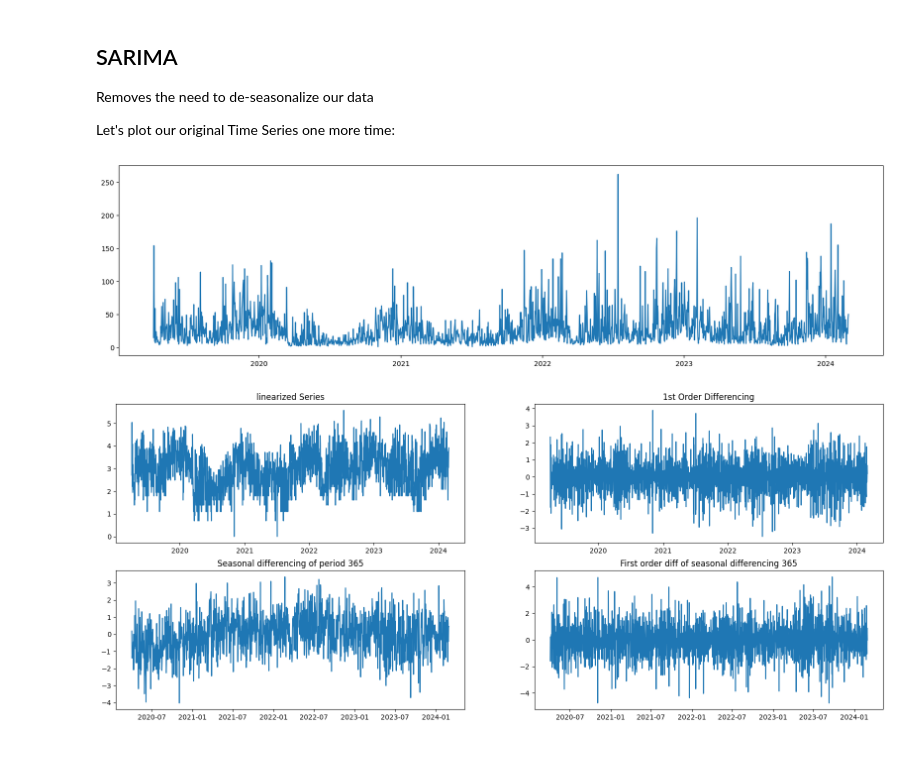
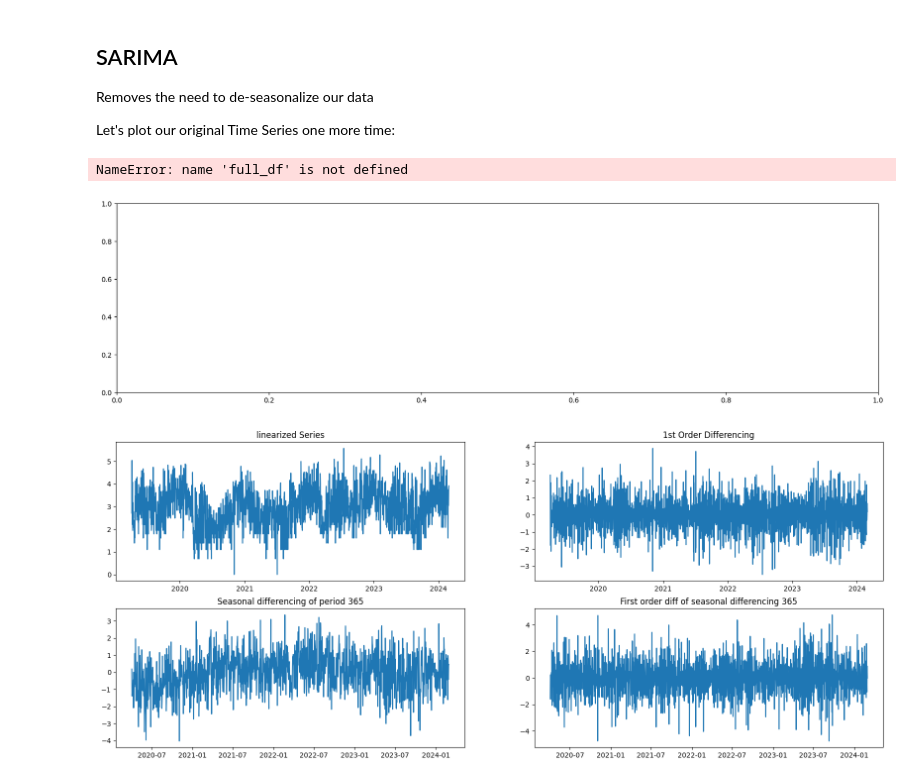
Before and after one commit to Zeegeuze/revive-it, a Jupyter notebook: notebooks/test_wouter.ipynb, the cells around one changed output. Cells and saved outputs as stored; diff of their text form; code cells hidden in the pictures; blank space fills up the shorter version.

```diff
--- a/notebooks/test_wouter.ipynb
+++ b/notebooks/test_wouter.ipynb
@@ -419,10 +449,10 @@ full_df[full_df["NoX"].isna()].head(30)
 | 2021-11-08 | NaN |
 # %%
 # As the longest period of NaN is 3 consecutive days, we'll add a rolling fill of 7
-full_df["NoX"] = full_df["NoX"].fillna(full_df["NoX"].rolling(7, min_periods=1).mean())
+full_df[contaminant_name] = full_df[contaminant_name].fillna(full_df[contaminant_name].rolling(7, min_periods=1).mean())
 
 # Check if there are still NaN values
-len(full_df[full_df["NoX"].isna()])
+len(full_df[full_df[contaminant_name].isna()])
 # %% [output]
 0
 # %% [markdown]
@@ -451,7 +481,7 @@ result_add.plot();
 [figure]
 # %%
 # Multiplicative Decomposition (y = Trend * Seasonal * Residuals)
-result_mul = seasonal_decompose(full_df['NoX'], model='multiplicative', period = 365)
+result_mul = seasonal_decompose(full_df[contaminant_name], model='multiplicative', period = 365)
 result_mul.plot();
 # %% [output]
 [figure]
@@ -461,19 +491,19 @@ We can clearly identify a trend and a seasonality.
 Let's try a rolling mean to smooth the yearly trend and see if we can see more:
 # %%
 # Use rolling mean to smooth our data (decompose uses a filter for trend)
-full_df["trend"] = full_df["NoX"].rolling(365).mean()
+full_df["trend"] = full_df[contaminant_name].rolling(365).mean()
 full_df["trend"].fillna(method='bfill', inplace=True)
 
 # Divide our original 'value' by the daily mean
-full_df["trend_stripped"] = full_df["NoX"] / full_df["trend"]
+full_df["trend_stripped"] = full_df[contaminant_name] / full_df["trend"]
 
 # Group the remainder by day and take the mean for each day
-monthly_means = full_df.groupby(full_df.index.month)[["trend_stripped"]].mean().reset_index()
-monthly_means.columns = ["day", "daily_value"]
+daily_means = full_df.groupby(full_df.index.day)[["trend_stripped"]].mean().reset_index()
+daily_means.columns = ["day", "daily_value"]
 
 # Add these values back onto our original DataFrame
 full_df["day"] = full_df.index.day
-joined = full_df.reset_index().merge(monthly_means, on = "day")
+joined = full_df.reset_index().merge(daily_means, on = "day")
 
 # Divide our values one more time by our monthly component
 joined["residuals"] = joined["trend_stripped"] / joined["daily_value"]
@@ -575,16 +606,16 @@ ax3.plot(second_order_diff); ax3.set_title('2nd Order Differencing');
 # Let's take out the trends we have:
 
 # Let's remove seasons
-full_df['deseasonalized'] = full_df.NoX.values/result_mul.seasonal
+full_df['deseasonalized'] = full_df[contaminant_name].values/result_mul.seasonal
 
 plt.figure(figsize=(20,4)); plt.subplot(1,2,1); plt.plot(full_df.deseasonalized);
-plt.title('NoX Deseasonalized', fontsize=16);
+plt.title(f'{contaminant_name} Deseasonalized', fontsize=16);
 
 # Also remove exponential trend
 full_df['linearized'] = np.log(full_df['deseasonalized'])
 
 plt.subplot(1,2,2); plt.plot(full_df['linearized'])
-plt.title('NoX Linearized', fontsize=16);
+plt.title(f'{contaminant_name} Linearized', fontsize=16);
 # %% [output]
 [figure]
 # %%
@@ -783,9 +814,10 @@ Let's plot our original Time Series one more time:
 # %%
 fig, axs = plt.subplots(1, 1, figsize=(20, 5))
 
-axs.plot(full_df.NoX);
+axs.plot(full_df[contaminant_name]);
 # %% [output]
+NameError: name 'full_df' is not defined
-[figure, old version]
+[figure, new version]
 # %%
 fig, axs = plt.subplots(2, 2, figsize=(20,8))
 # keeping just log transform to stay ~ linear
```
Also changed, not shown: parts of 27 cells of this notebook.
